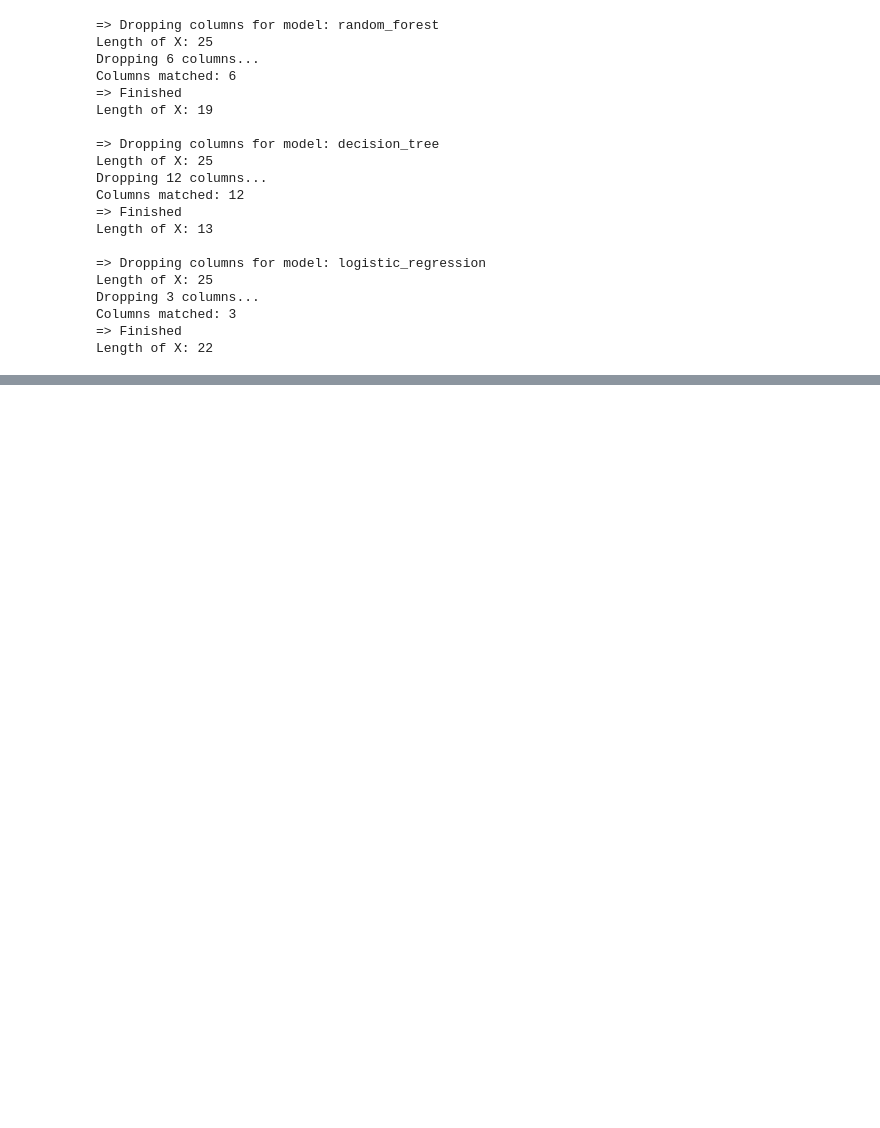
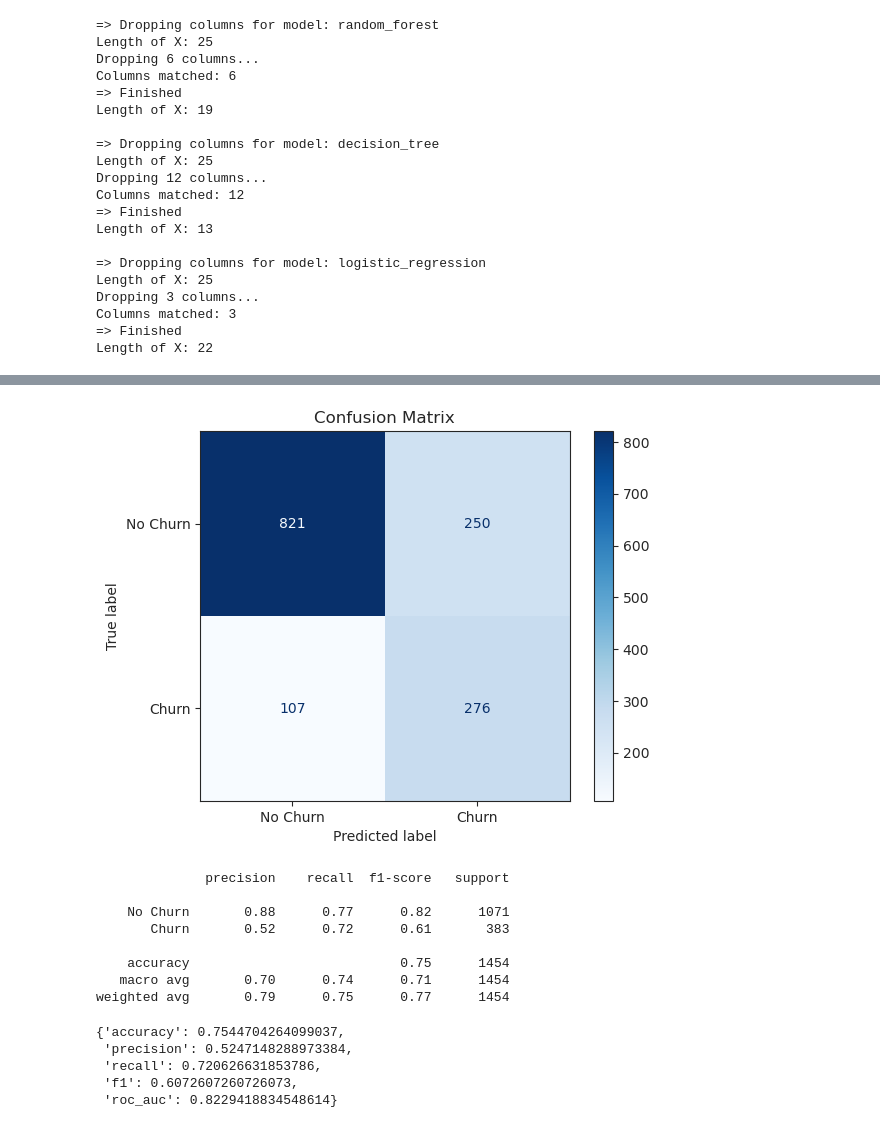
Before and after one commit to DanielCrema/oracle-one-data-science-challenge3-telecom-x-2, a Jupyter notebook: main.ipynb, the cells around one changed output, grey strips where cells are left out. Drawn from its saved outputs; the diff is of its cells as text; code cells hidden in the pictures; blank space fills up the shorter version.

```diff
--- a/main.ipynb
+++ b/main.ipynb
@@ -1988,0 +2075,17 @@ Length of X: 22
+# %%
+evaluate_model(dt_clf, 'decision_tree')
+# %% [output]
+[figure, added]
+              precision    recall  f1-score   support
+
+    No Churn       0.88      0.77      0.82      1071
+       Churn       0.52      0.72      0.61       383
+
+    accuracy                           0.75      1454
+   macro avg       0.70      0.74      0.71      1454
+weighted avg       0.79      0.75      0.77      1454
+{'accuracy': 0.7544704264099037,
+ 'precision': 0.5247148288973384,
+ 'recall': 0.720626631853786,
+ 'f1': 0.6072607260726073,
+ 'roc_auc': 0.8229418834548614}
```
Also changed, not shown: parts of 58 cells of this notebook, 1 other file.
